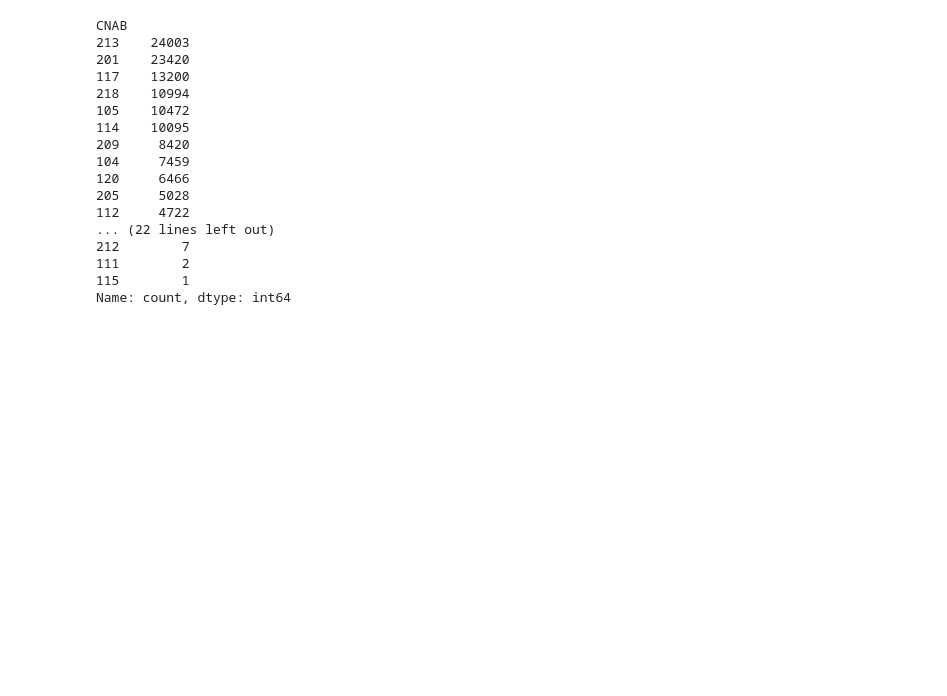
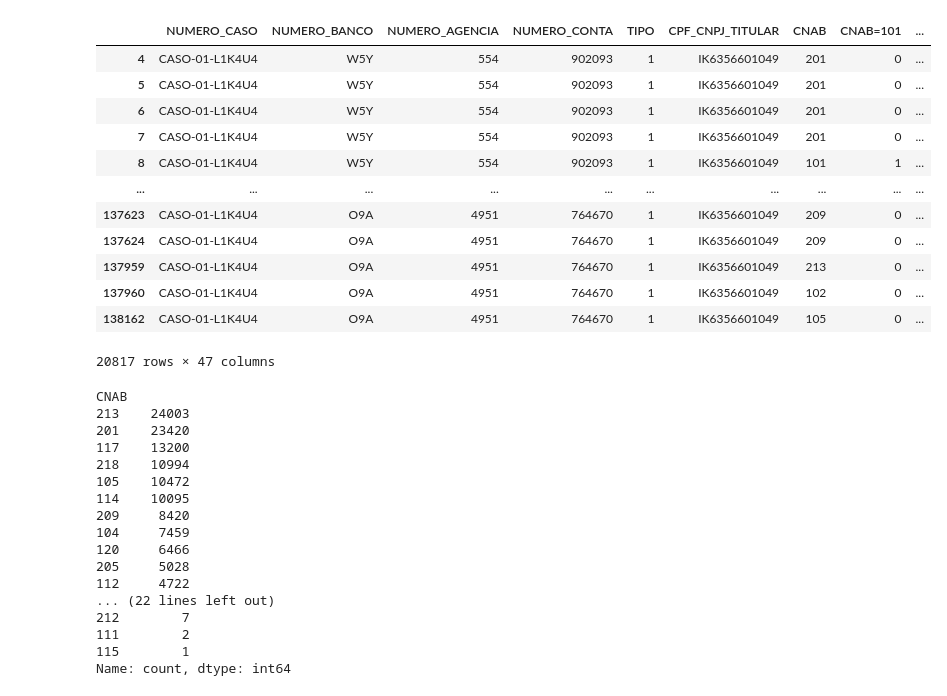
Before and after one commit to diegompin/es4ml, a Jupyter notebook: notebooks/Exploratory.ipynb, the cells around one changed output. Cells and saved outputs as stored; diff of their text form; code cells hidden in the pictures; blank space fills up the shorter version.

```diff
--- a/notebooks/Exploratory.ipynb
+++ b/notebooks/Exploratory.ipynb
@@ -33,3 +65,19 @@ df
+# %%
+df[df['CPF_CNPJ_TITULAR'] == 'IK6356601049']
+# %% [output]
+|  | NUMERO_CASO | NUMERO_BANCO | NUMERO_AGENCIA | NUMERO_CONTA | TIPO | CPF_CNPJ_TITULAR | CNAB | CNAB=101 | ... |
+| 4 | CASO-01-L1K4U4 | W5Y | 554 | 902093 | 1 | IK6356601049 | 201 | 0 | ... |
+| 5 | CASO-01-L1K4U4 | W5Y | 554 | 902093 | 1 | IK6356601049 | 201 | 0 | ... |
+| 6 | CASO-01-L1K4U4 | W5Y | 554 | 902093 | 1 | IK6356601049 | 201 | 0 | ... |
+| 7 | CASO-01-L1K4U4 | W5Y | 554 | 902093 | 1 | IK6356601049 | 201 | 0 | ... |
+| 8 | CASO-01-L1K4U4 | W5Y | 554 | 902093 | 1 | IK6356601049 | 101 | 1 | ... |
+| ... | ... | ... | ... | ... | ... | ... | ... | ... | ... |
+| 137623 | CASO-01-L1K4U4 | O9A | 4951 | 764670 | 1 | IK6356601049 | 209 | 0 | ... |
+| 137624 | CASO-01-L1K4U4 | O9A | 4951 | 764670 | 1 | IK6356601049 | 209 | 0 | ... |
+| 137959 | CASO-01-L1K4U4 | O9A | 4951 | 764670 | 1 | IK6356601049 | 213 | 0 | ... |
+| 137960 | CASO-01-L1K4U4 | O9A | 4951 | 764670 | 1 | IK6356601049 | 102 | 0 | ... |
+| 138162 | CASO-01-L1K4U4 | O9A | 4951 | 764670 | 1 | IK6356601049 | 105 | 0 | ... |
+20817 rows × 47 columns
 # %%
 df['CNAB'].value_counts()
 # %% [output]
```
Also changed, not shown: parts of 5 cells of this notebook, 2 other files.
